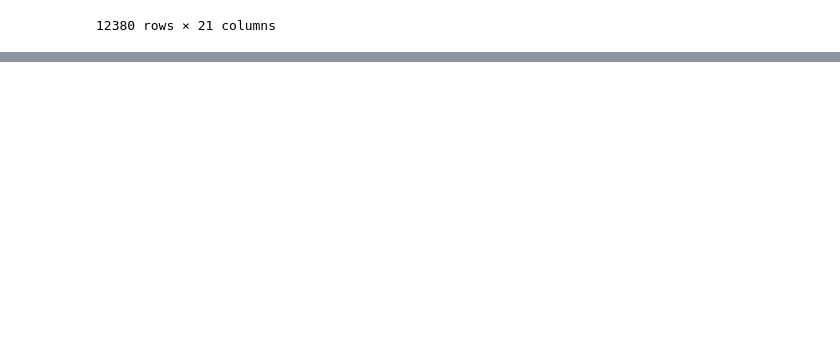
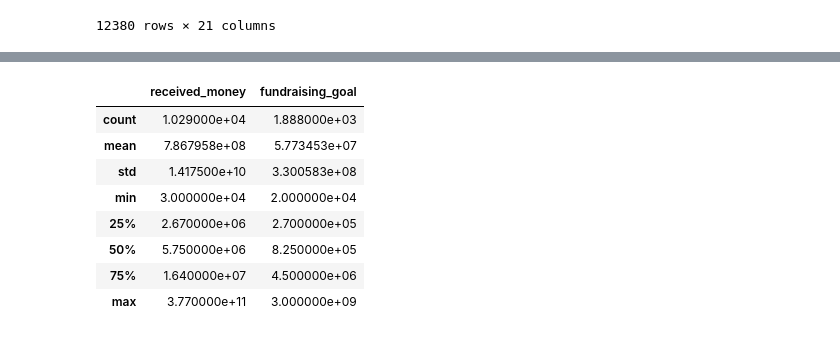
Before and after one commit to MaksudMalik/Analysis-of-ICO-of-Cryptocurrencies, a Jupyter notebook: Analysis.ipynb, the cells around one changed output, grey strips where cells are left out. Cells and saved outputs as stored; diff of their text form; code cells hidden in the pictures; blank space fills up the shorter version.

```diff
--- a/Analysis.ipynb
+++ b/Analysis.ipynb
@@ -21,0 +35,9 @@ ico_raw_data
+# %%
+def extract(string):
+    li=[i for i in str(string) if ('0'<=i<='9' )]
+    return (''.join(li))
+# %%
+selected_columns = ['coin_ticker','received_money','role_of_token','category','interest','fundraising_goal','token_type']
+ico_data=ico_raw_data[selected_columns].copy()
+ico_data['received_money']=ico_data['received_money'].apply(extract).apply(pd.to_numeric, errors='coerce')
+ico_data['fundraising_goal']=ico_data['fundraising_goal'].apply(extract).apply(pd.to_numeric, errors='coerce')
@@ -21,0 +46,3 @@ ico_raw_data
+# %%
+ico_data.drop(ico_data[ico_data.received_money.isna()].index, inplace=True)
+ico_data
@@ -21,0 +63,12 @@ ico_raw_data
+# %%
+ico_data.describe()
+# %% [output]
+|  | received_money | fundraising_goal |
+| count | 1.029000e+04 | 1.888000e+03 |
+| mean | 7.867958e+08 | 5.773453e+07 |
+| std | 1.417500e+10 | 3.300583e+08 |
+| min | 3.000000e+04 | 2.000000e+04 |
+| 25% | 2.670000e+06 | 2.700000e+05 |
+| 50% | 5.750000e+06 | 8.250000e+05 |
+| 75% | 1.640000e+07 | 4.500000e+06 |
+| max | 3.770000e+11 | 3.000000e+09 |
```
Also changed, not shown: parts of 14 cells of this notebook.
